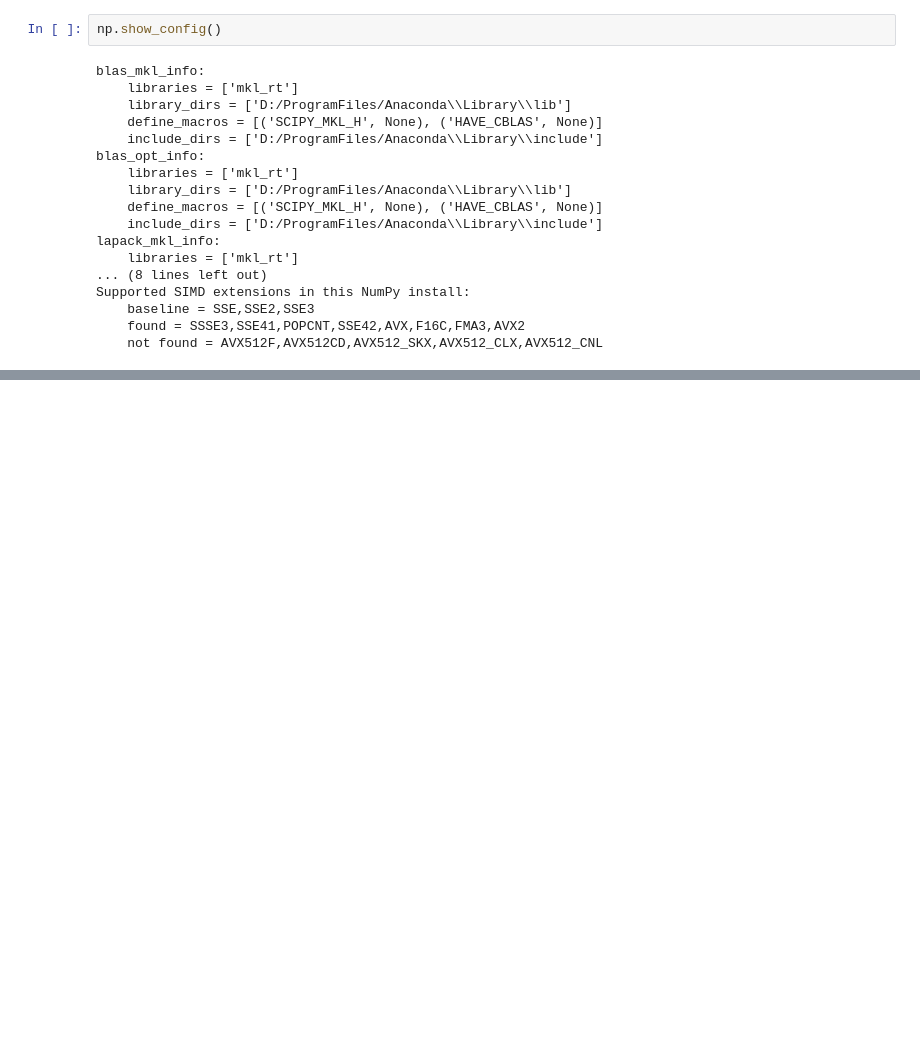
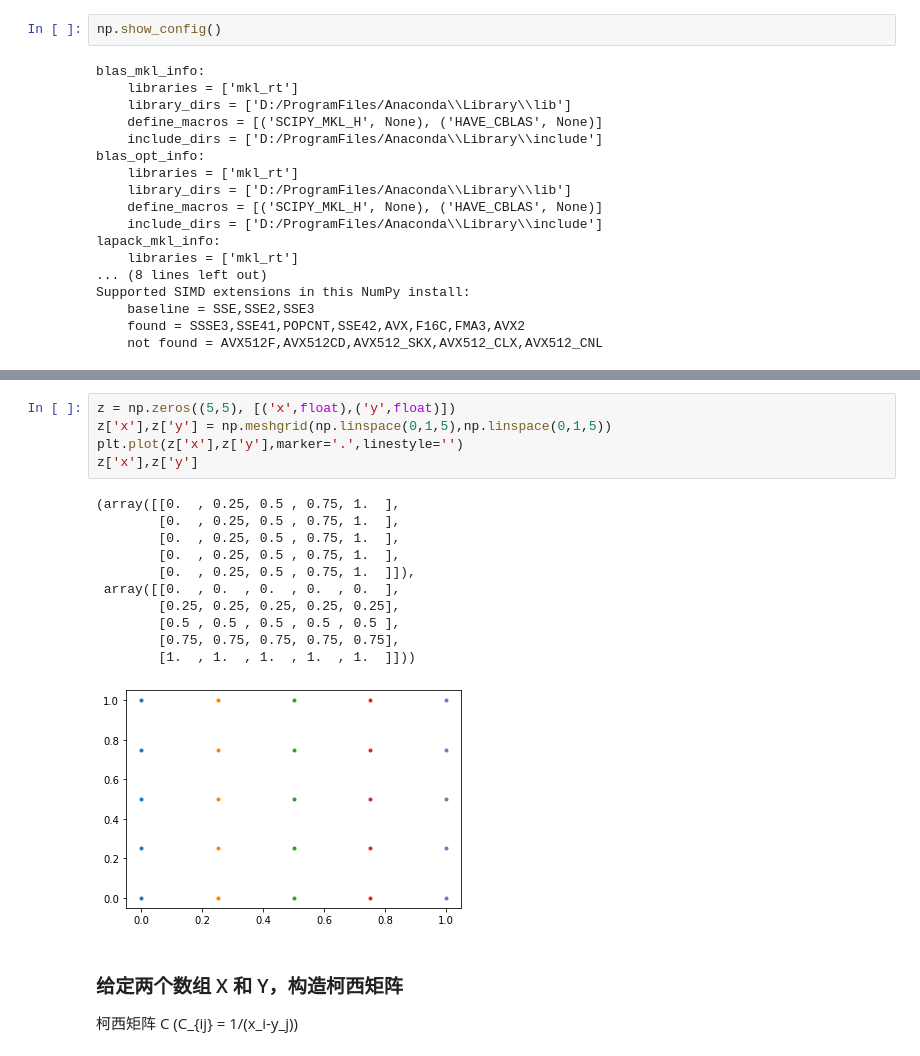
Before and after one commit to Dovahkiin8625/myPyNote, a Jupyter notebook: data_analysis/numpy_usage.ipynb, the cells around one changed output, grey strips where cells are left out. Saved outputs shown, nothing was run; the diff lists cells and outputs as text; blank space fills up the shorter version.

```diff
--- a/data_analysis/numpy_usage.ipynb
+++ b/data_analysis/numpy_usage.ipynb
@@ -41,0 +434,21 @@ Available Themes:
+# %%
+z = np.zeros((5,5), [('x',float),('y',float)])
+z['x'],z['y'] = np.meshgrid(np.linspace(0,1,5),np.linspace(0,1,5))
+plt.plot(z['x'],z['y'],marker='.',linestyle='')
+z['x'],z['y']
+# %% [output]
+(array([[0.  , 0.25, 0.5 , 0.75, 1.  ],
+        [0.  , 0.25, 0.5 , 0.75, 1.  ],
+        [0.  , 0.25, 0.5 , 0.75, 1.  ],
+        [0.  , 0.25, 0.5 , 0.75, 1.  ],
+        [0.  , 0.25, 0.5 , 0.75, 1.  ]]),
+ array([[0.  , 0.  , 0.  , 0.  , 0.  ],
+        [0.25, 0.25, 0.25, 0.25, 0.25],
+        [0.5 , 0.5 , 0.5 , 0.5 , 0.5 ],
+        [0.75, 0.75, 0.75, 0.75, 0.75],
+        [1.  , 1.  , 1.  , 1.  , 1.  ]]))
+[figure, added]
+# %% [markdown]
+### 给定两个数组 X 和 Y，构造柯西矩阵
+柯西矩阵
+ C (C_{ij} = 1/(x_i-y_j))
```
Also changed, not shown: parts of 92 cells of this notebook.
